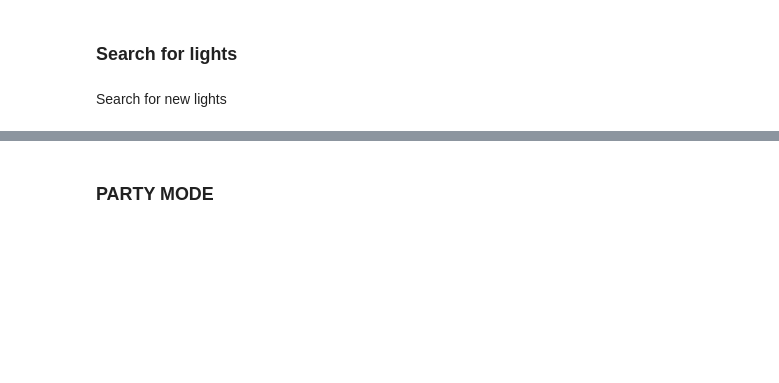
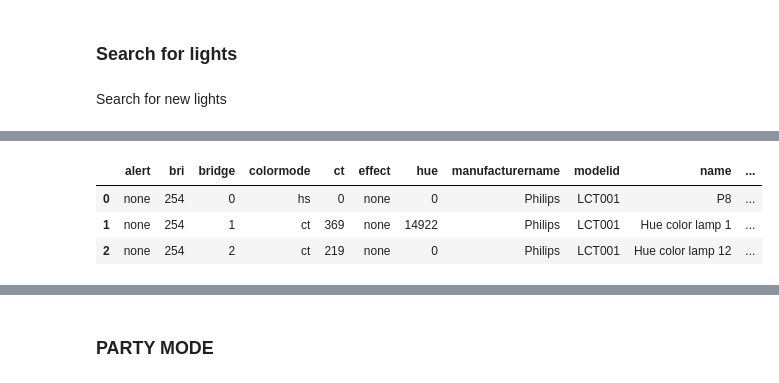
Before and after one commit to rethore/kunst, a Jupyter notebook: notebooks/Setting up lights outside in Faelleshuset.ipynb, the cells around one changed output, grey strips where cells are left out. Drawn from its saved outputs; the diff is of its cells as text; code cells hidden in the pictures; blank space fills up the shorter version.

```diff
--- a/notebooks/Setting up lights outside in Faelleshuset.ipynb
+++ b/notebooks/Setting up lights outside in Faelleshuset.ipynb
@@ -148,0 +385,2 @@ for k, v in lamps.items():
+# %%
+s.set_RBG('P4', 0., 0., 1.)
@@ -148,0 +389,7 @@ for k, v in lamps.items():
+# %%
+s.P8
+# %% [output]
+|  | alert | bri | bridge | colormode | ct | effect | hue | manufacturername | modelid | name | ... |
+| 0 | none | 254 | 0 | hs | 0 | none | 0 | Philips | LCT001 | P8 | ... |
+| 1 | none | 254 | 1 | ct | 369 | none | 14922 | Philips | LCT001 | Hue color lamp 1 | ... |
+| 2 | none | 254 | 2 | ct | 219 | none | 0 | Philips | LCT001 | Hue color lamp 12 | ... |
```
Also changed, not shown: parts of 46 cells of this notebook, 2 other files.
